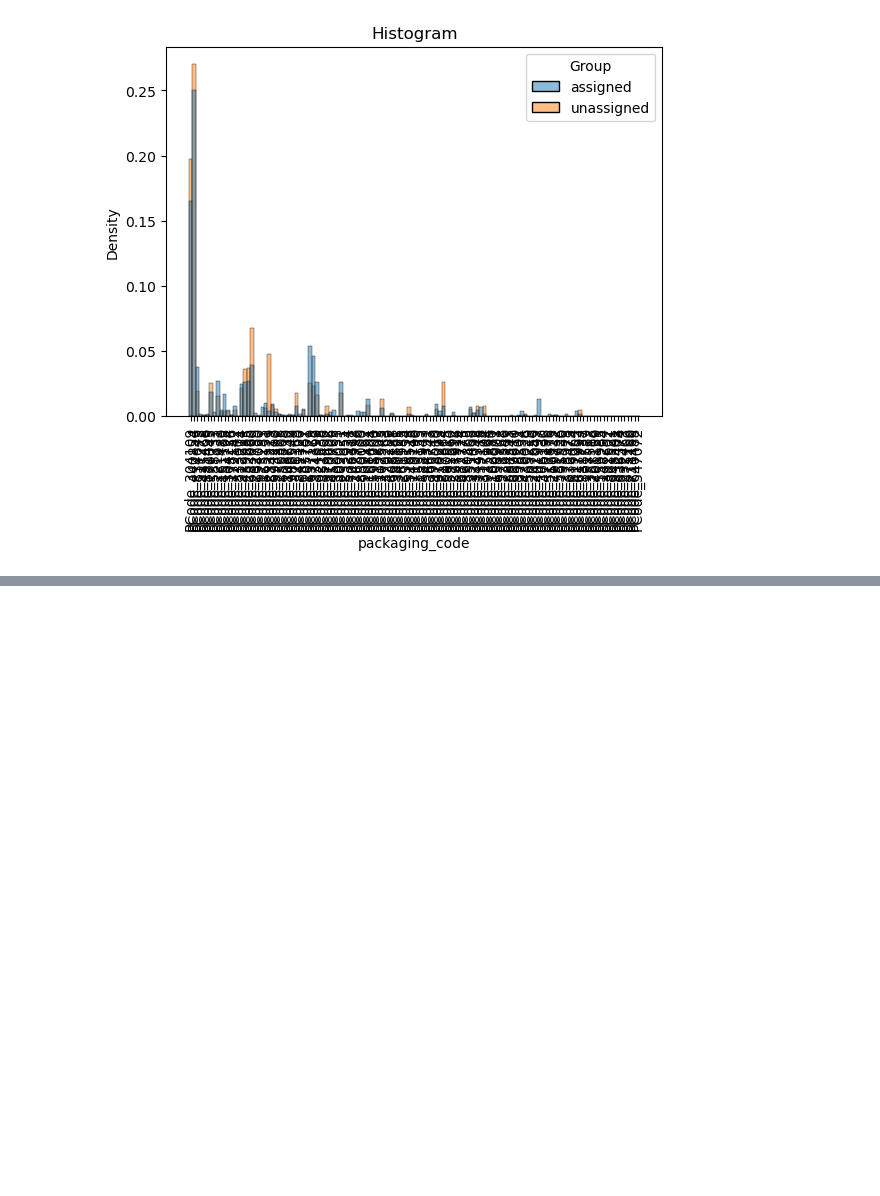
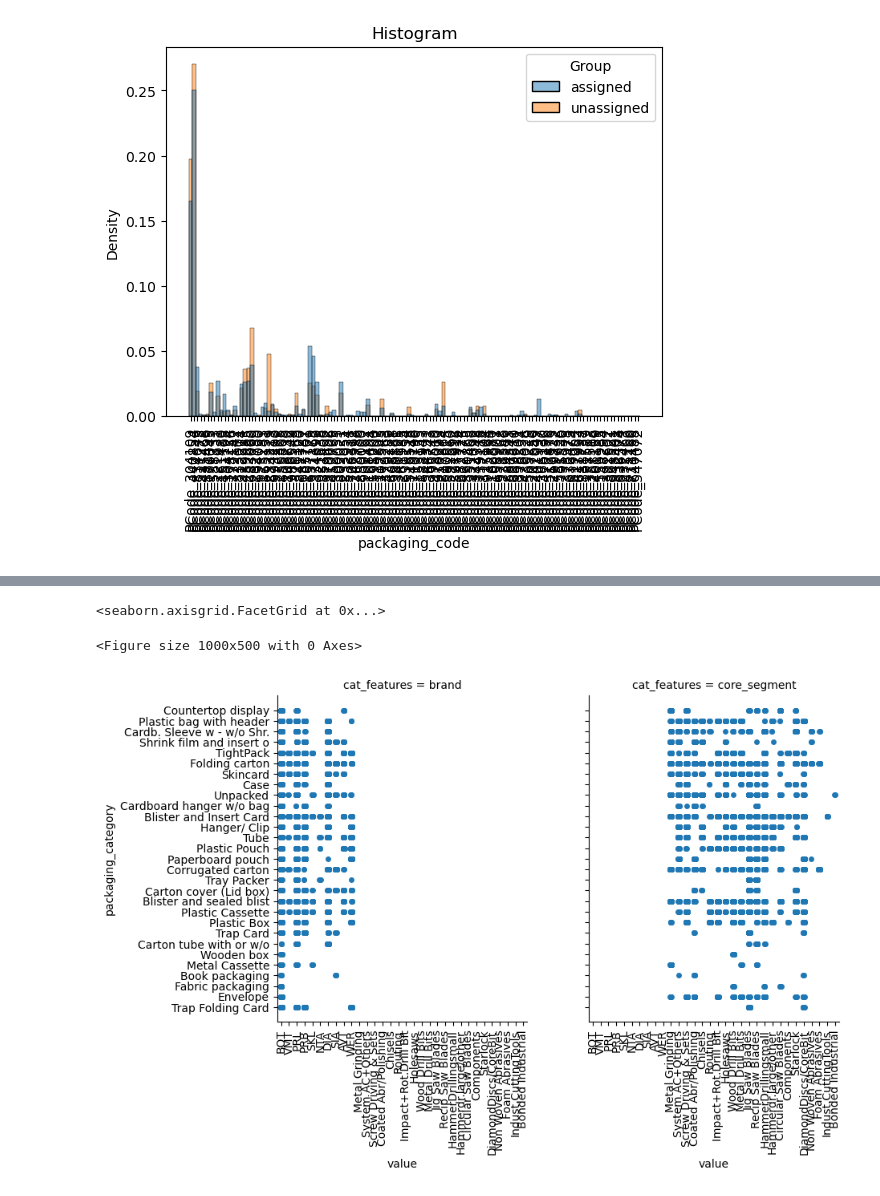
Before and after one commit to tiefenthaler/pytorch-lightning-tabular-classification, a Jupyter notebook: notebooks/11_data_analysis.ipynb, the cells around one changed output, grey strips where cells are left out. Saved outputs shown, nothing was run; the diff lists cells and outputs as text; code cells hidden in the pictures; blank space fills up the shorter version.

```diff
--- a/notebooks/11_data_analysis.ipynb
+++ b/notebooks/11_data_analysis.ipynb
@@ -605,0 +660,17 @@ Text(0.5, 1.0, 'Histogram')
+# %%
+# transform from wide to long, then plot using the column 'features' to facet
+# df_cat = df.select_dtypes(include=['object']).melt(id_vars=['packaging_category'], var_name='cat_features')
+df_cat = df_full[['brand', 'core_segment', 'packaging_category']].select_dtypes(include=['object']).melt(id_vars=['packaging_category'], var_name='cat_features')
+
+plt.figure(figsize=(10,5))
+cat_chart = sns.catplot(
+    data=df_cat,
+    x='value',
+    y='packaging_category',
+    col='cat_features',
+)
+cat_chart.set_xticklabels(rotation=90)
+# %% [output]
+<seaborn.axisgrid.FacetGrid at 0x...>
+<Figure size 1000x500 with 0 Axes>
+[figure, added]
```
Also changed, not shown: parts of 5 cells of this notebook, 2 other files.
